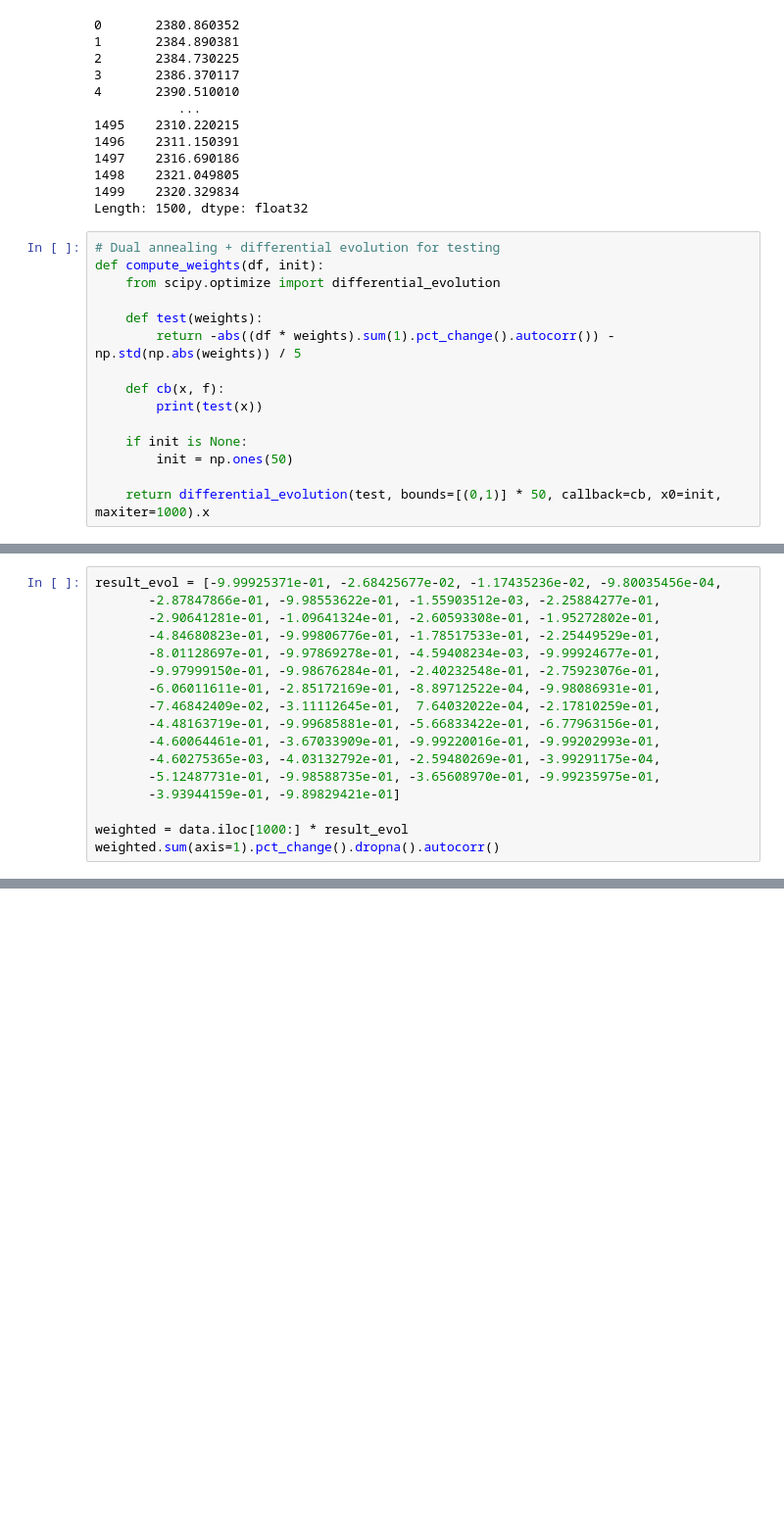
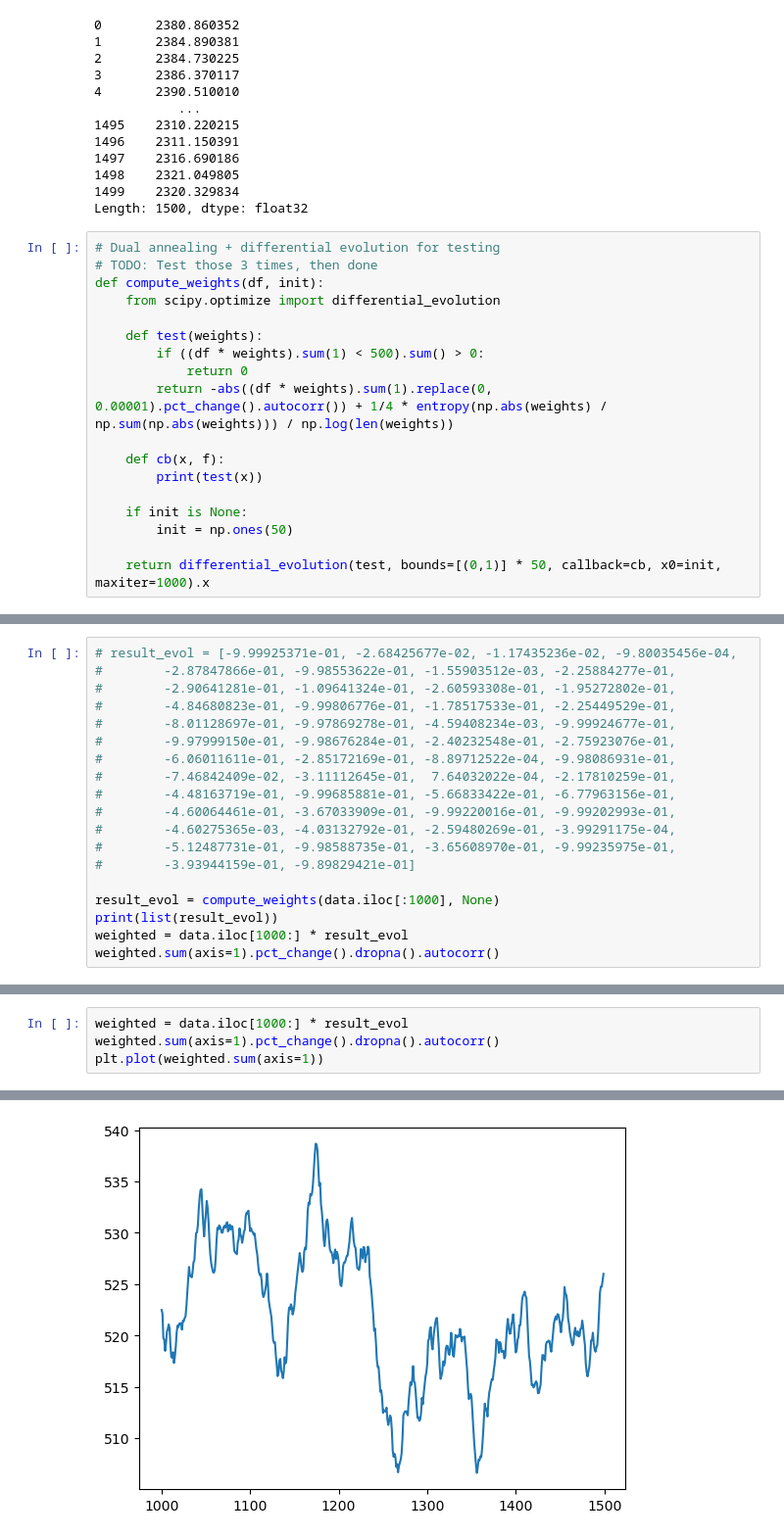
Before and after one commit to Troppydash/algothon2025, a Jupyter notebook: analysis/corr_comb_frenzy.ipynb, the cells around one changed output, grey strips where cells are left out. Shown at 98% size. Cells and saved outputs as stored; diff of their text form; blank space fills up the shorter version.

```diff
--- a/analysis/corr_comb_frenzy.ipynb
+++ b/analysis/corr_comb_frenzy.ipynb
@@ -252,11 +254,14 @@ data.sum(axis=1)
 Length: 1500, dtype: float32
 # %%
 # Dual annealing + differential evolution for testing
+# TODO: Test those 3 times, then done
 def compute_weights(df, init):
     from scipy.optimize import differential_evolution
 
     def test(weights):
-        return -abs((df * weights).sum(1).pct_change().autocorr()) - np.std(np.abs(weights)) / 5
+        if ((df * weights).sum(1) < 500).sum() > 0:
+            return 0
+        return -abs((df * weights).sum(1).replace(0, 0.00001).pct_change().autocorr()) + 1/4 * entropy(np.abs(weights) / np.sum(np.abs(weights))) / np.log(len(weights))
 
     def cb(x, f):
         print(test(x))
@@ -304,18 +291,20 @@ result = compute_weights(data.iloc[:1000], None)
 # %%
-result_evol = [-9.99925371e-01, -2.68425677e-02, -1.17435236e-02, -9.80035456e-04,
-       -2.87847866e-01, -9.98553622e-01, -1.55903512e-03, -2.25884277e-01,
-       -2.90641281e-01, -1.09641324e-01, -2.60593308e-01, -1.95272802e-01,
-       -4.84680823e-01, -9.99806776e-01, -1.78517533e-01, -2.25449529e-01,
-       -8.01128697e-01, -9.97869278e-01, -4.59408234e-03, -9.99924677e-01,
-       -9.97999150e-01, -9.98676284e-01, -2.40232548e-01, -2.75923076e-01,
-       -6.06011611e-01, -2.85172169e-01, -8.89712522e-04, -9.98086931e-01,
-       -7.46842409e-02, -3.11112645e-01,  7.64032022e-04, -2.17810259e-01,
-       -4.48163719e-01, -9.99685881e-01, -5.66833422e-01, -6.77963156e-01,
-       -4.60064461e-01, -3.67033909e-01, -9.99220016e-01, -9.99202993e-01,
-       -4.60275365e-03, -4.03132792e-01, -2.59480269e-01, -3.99291175e-04,
-       -5.12487731e-01, -9.98588735e-01, -3.65608970e-01, -9.99235975e-01,
-       -3.93944159e-01, -9.89829421e-01]
+# result_evol = [-9.99925371e-01, -2.68425677e-02, -1.17435236e-02, -9.80035456e-04,
+#        -2.87847866e-01, -9.98553622e-01, -1.55903512e-03, -2.25884277e-01,
+#        -2.90641281e-01, -1.09641324e-01, -2.60593308e-01, -1.95272802e-01,
+#        -4.84680823e-01, -9.99806776e-01, -1.78517533e-01, -2.25449529e-01,
+#        -8.01128697e-01, -9.97869278e-01, -4.59408234e-03, -9.99924677e-01,
+#        -9.97999150e-01, -9.98676284e-01, -2.40232548e-01, -2.75923076e-01,
+#        -6.06011611e-01, -2.85172169e-01, -8.89712522e-04, -9.98086931e-01,
+#        -7.46842409e-02, -3.11112645e-01,  7.64032022e-04, -2.17810259e-01,
+#        -4.48163719e-01, -9.99685881e-01, -5.66833422e-01, -6.77963156e-01,
+#        -4.60064461e-01, -3.67033909e-01, -9.99220016e-01, -9.99202993e-01,
+#        -4.60275365e-03, -4.03132792e-01, -2.59480269e-01, -3.99291175e-04,
+#        -5.12487731e-01, -9.98588735e-01, -3.65608970e-01, -9.99235975e-01,
+#        -3.93944159e-01, -9.89829421e-01]
 
+result_evol = compute_weights(data.iloc[:1000], None)
+print(list(result_evol))
 weighted = data.iloc[1000:] * result_evol
 weighted.sum(axis=1).pct_change().dropna().autocorr()
 # %% [output]
@@ -326,0 +329,5 @@ KeyboardInterrupt:
+# %%
+weighted = data.iloc[1000:] * result_evol
+weighted.sum(axis=1).pct_change().dropna().autocorr()
+plt.plot(weighted.sum(axis=1))
+# %% [output]
@@ -327 +335,2 @@ KeyboardInterrupt:
+[figure, added]
 # %%
```
Also changed, not shown: parts of 18 cells of this notebook, 2 other files.
